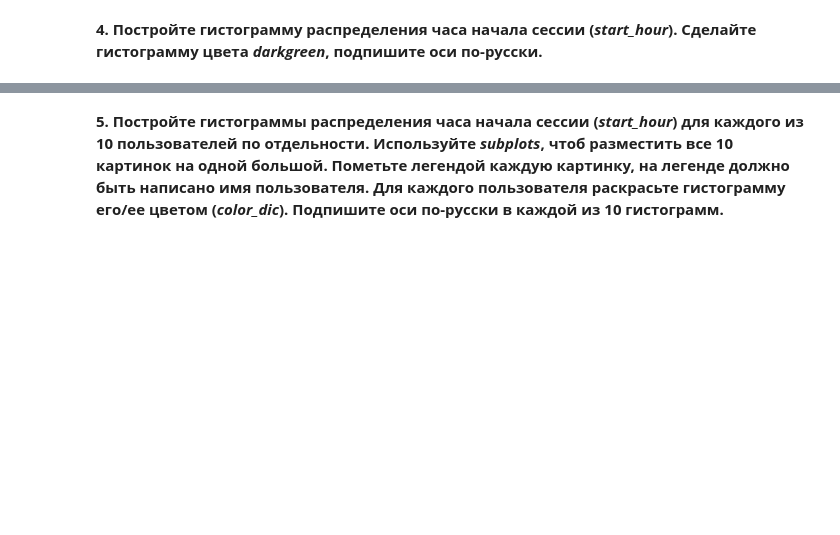
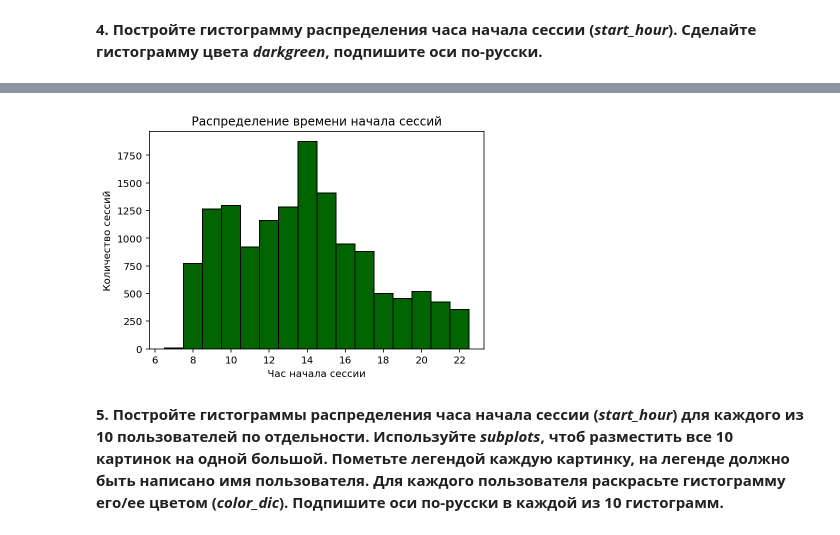
Before and after one commit to armavox/mldaspec, a Jupyter notebook: capstone/project_alice/week3_visual_analysis_and_fe.ipynb, the cells around one changed output, grey strips where cells are left out. Saved outputs shown, nothing was run; the diff lists cells and outputs as text; code cells hidden in the pictures; blank space fills up the shorter version.

```diff
--- a/capstone/project_alice/week3_visual_analysis_and_fe.ipynb
+++ b/capstone/project_alice/week3_visual_analysis_and_fe.ipynb
@@ -307,2 +370,10 @@ train_data_10users['start_hour'] ''' ВАШ КОД ЗДЕСЬ '''
+# %%
+hist_data = train_data_10users['start_hour']
+plt.hist(hist_data, bins=16, color='darkgreen', align='left')
+plt.xlabel('Час начала сессии')
+plt.ylabel('Количество сессий')
+plt.title('Распределение времени начала сессий');
+# %% [output]
+[figure, added]
 # %% [markdown]
 **5. Постройте гистограммы распределения часа начала сессии (*start_hour*) для каждого из 10 пользователей по отдельности. Используйте *subplots*, чтоб разместить все 10 картинок на одной большой. Пометьте легендой каждую картинку, на легенде должно быть написано имя пользователя. Для каждого пользователя раскрасьте гистограмму его/ее цветом (*color_dic*). Подпишите оси по-русски в каждой из 10 гистограмм.**
```
Also changed, not shown: parts of 33 cells of this notebook, 4 other files.
